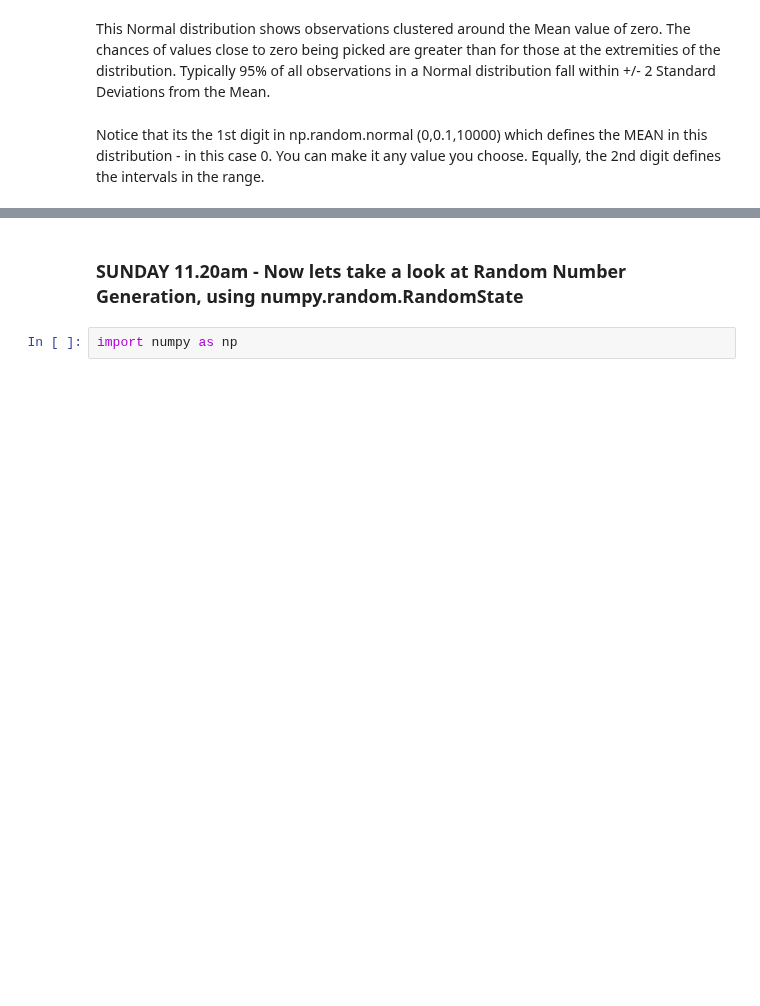
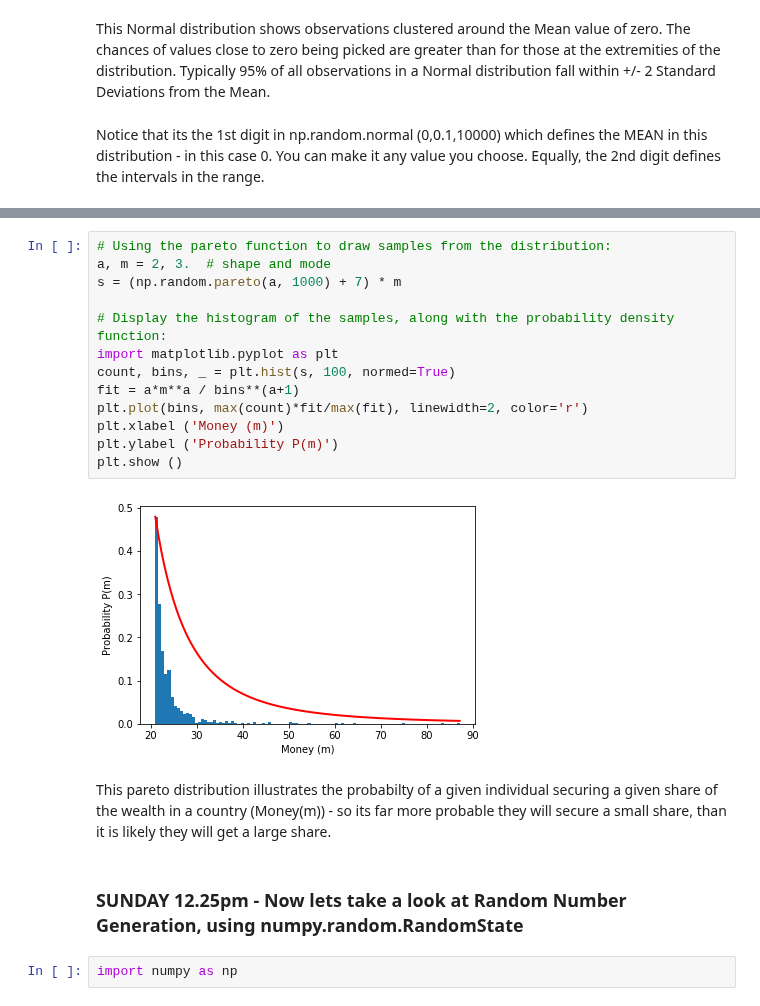
Before and after one commit to Aqua5lad/numpy-random-assignment, a Jupyter notebook: numpy-random.ipynb, the cells around one changed output, grey strips where cells are left out. Cells and saved outputs as stored; diff of their text form; blank space fills up the shorter version.

Commit message:
Pareto Dist example

```diff
--- a/numpy-random.ipynb
+++ b/numpy-random.ipynb
@@ -170,5 +177,22 @@ Notice that its the 1st digit in np.random.normal (0,0.1,10000) which defines th
+# %%
+# Using the pareto function to draw samples from the distribution:
+a, m = 2, 3.  # shape and mode
+s = (np.random.pareto(a, 1000) + 7) * m
+
+# Display the histogram of the samples, along with the probability density function:
+import matplotlib.pyplot as plt
+count, bins, _ = plt.hist(s, 100, normed=True)
+fit = a*m**a / bins**(a+1)
+plt.plot(bins, max(count)*fit/max(fit), linewidth=2, color='r')
+plt.xlabel ('Money (m)')
+plt.ylabel ('Probability P(m)')
+plt.show ()
+# %% [output]
+[figure, added]
+# %% [markdown]
+This pareto distribution illustrates the probabilty of a given individual securing a given share of the wealth in a country (Money(m)) - so its far more probable they will secure a small share, than it is likely they will get a large share.
 # %% [markdown]
-### SUNDAY 11.20am - Now lets take a look at Random Number Generation, using numpy.random.RandomState
+### SUNDAY 12.25pm - Now lets take a look at Random Number Generation, using numpy.random.RandomState
 # %%
 import numpy as np
 # %%
```
Also changed, not shown: parts of 23 cells of this notebook, 8 other files.
